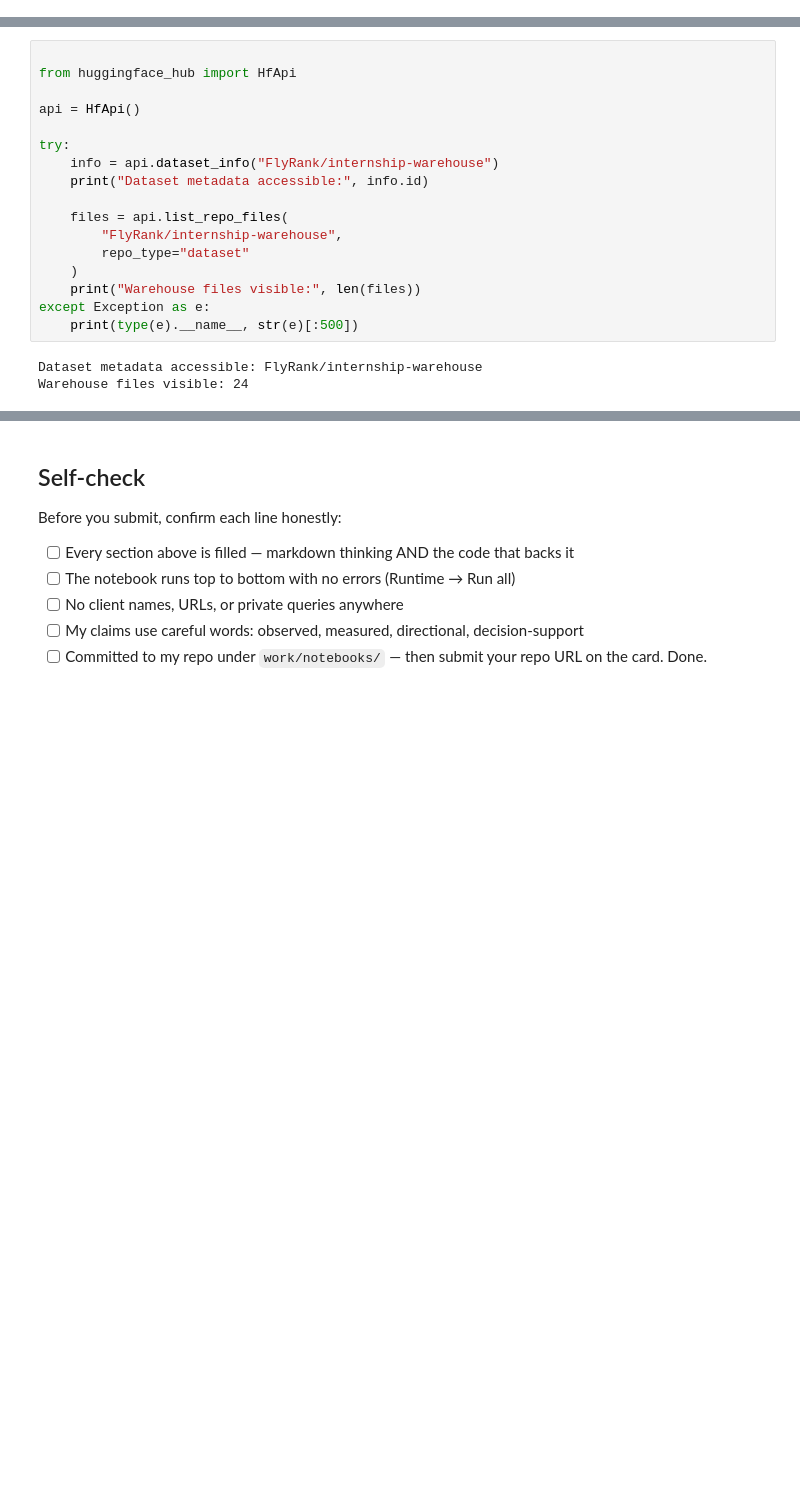
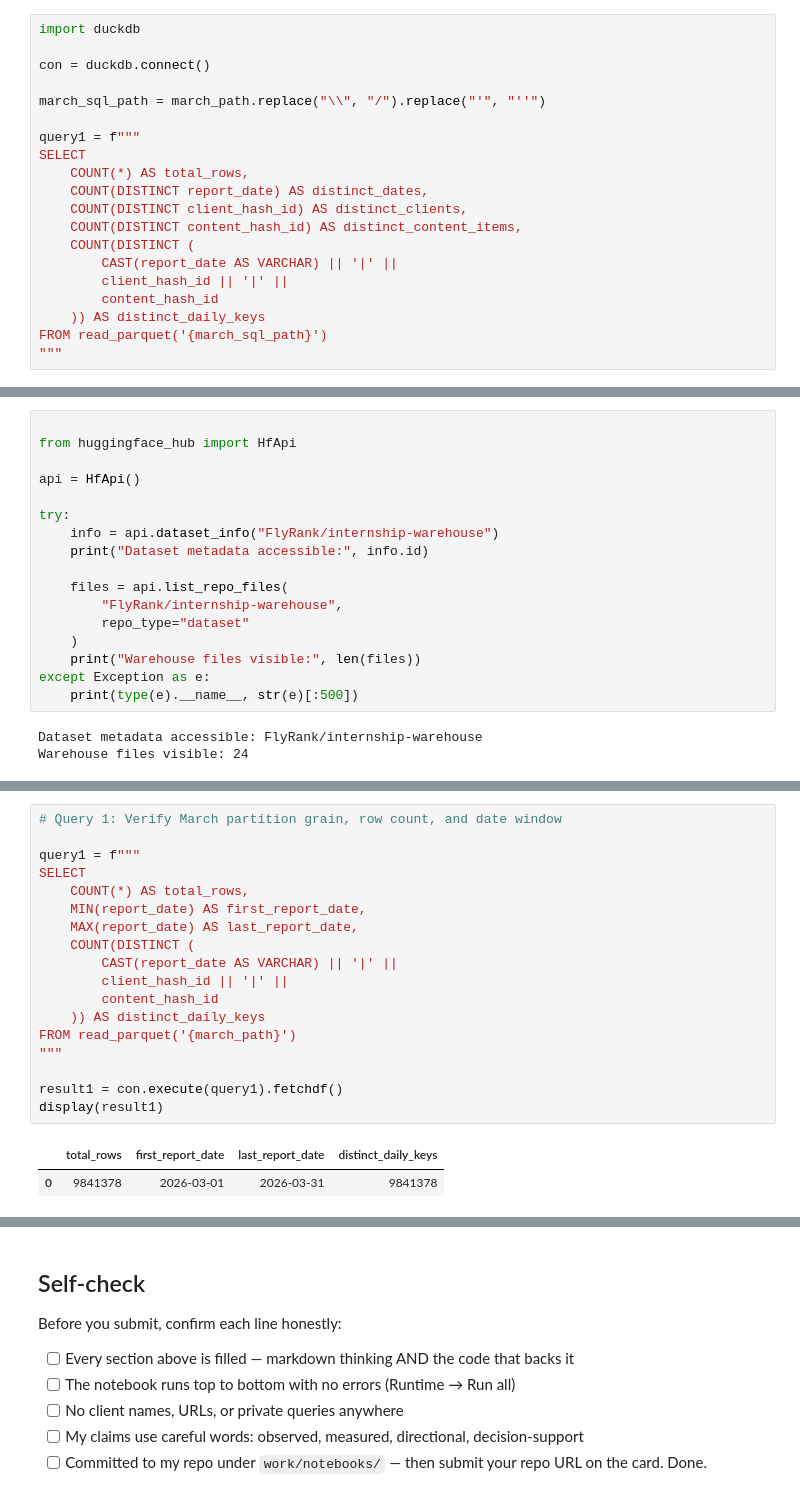
Before and after one commit to vishalseries7030/flyrank-ml-internship, a Jupyter notebook: work/notebooks/Copy_of_w03_data_contract (1).ipynb, the cells around one changed output, grey strips where cells are left out. Saved outputs shown, nothing was run; the diff lists cells and outputs as text; blank space fills up the shorter version.

```diff
--- a/work/notebooks/Copy_of_w03_data_contract (1).ipynb
+++ b/work/notebooks/Copy_of_w03_data_contract (1).ipynb
@@ -36,0 +101,20 @@ sample_data
+# %%
+import duckdb
+
+con = duckdb.connect()
+
+march_sql_path = march_path.replace("\\", "/").replace("'", "''")
+
+query1 = f"""
+SELECT
+    COUNT(*) AS total_rows,
+    COUNT(DISTINCT report_date) AS distinct_dates,
+    COUNT(DISTINCT client_hash_id) AS distinct_clients,
+    COUNT(DISTINCT content_hash_id) AS distinct_content_items,
+    COUNT(DISTINCT (
+        CAST(report_date AS VARCHAR) || '|' ||
+        client_hash_id || '|' ||
+        content_hash_id
+    )) AS distinct_daily_keys
+FROM read_parquet('{march_sql_path}')
+"""
@@ -713,0 +251,21 @@ Verification complete.
+# %%
+# Query 1: Verify March partition grain, row count, and date window
+
+query1 = f"""
+SELECT
+    COUNT(*) AS total_rows,
+    MIN(report_date) AS first_report_date,
+    MAX(report_date) AS last_report_date,
+    COUNT(DISTINCT (
+        CAST(report_date AS VARCHAR) || '|' ||
+        client_hash_id || '|' ||
+        content_hash_id
+    )) AS distinct_daily_keys
+FROM read_parquet('{march_path}')
+"""
+
+result1 = con.execute(query1).fetchdf()
+display(result1)
+# %% [output]
+|  | total_rows | first_report_date | last_report_date | distinct_daily_keys |
+| 0 | 9841378 | 2026-03-01 | 2026-03-31 | 9841378 |
```
Also changed, not shown: parts of 42 cells of this notebook.
